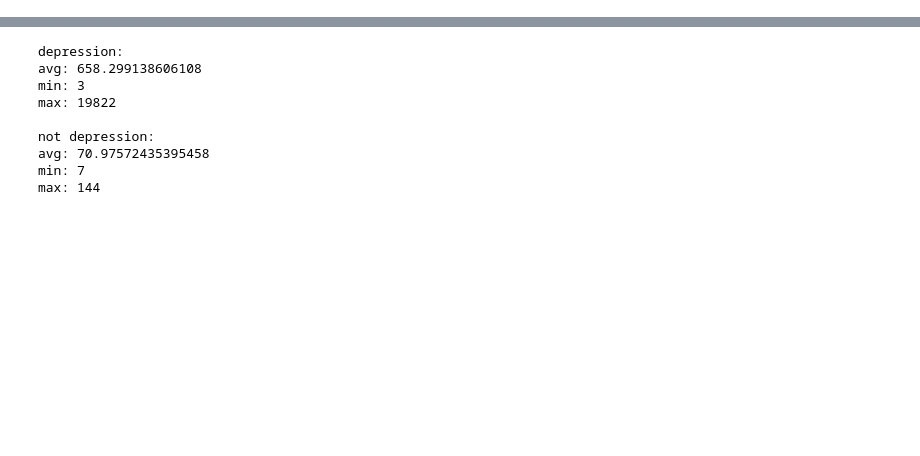
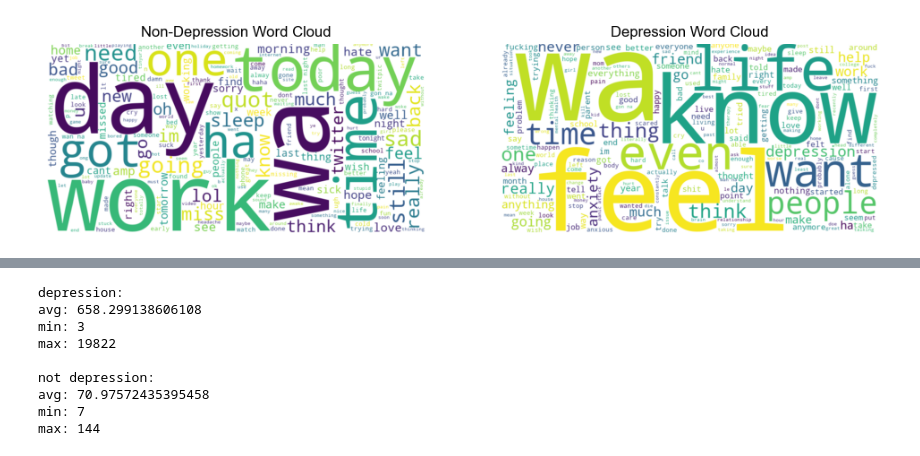
Before and after one commit to smoothjass/this-is-depression, a Jupyter notebook: this-is-depression.ipynb, the cells around one changed output, grey strips where cells are left out. Drawn from its saved outputs; the diff is of its cells as text; code cells hidden in the pictures; blank space fills up the shorter version.

```diff
--- a/this-is-depression.ipynb
+++ b/this-is-depression.ipynb
@@ -15,3 +112,31 @@ data = pd.read_csv("depression_dataset_reddit_cleaned.csv", names=["text", "is_d
+# %%
+ndText = ' '.join(data['valueText'].loc[data['is_depression']==0])
+dText = ' '.join(data['valueText'].loc[data['is_depression']==1])
+
+# Create WordCloud objects for each category
+ndWordcloud = WordCloud(width=800, height=400, background_color='white').generate(ndText)
+dWordcloud = WordCloud(width=800, height=400, background_color='white').generate(dText)
+
+
+plt.rcParams['font.sans-serif'] = 'Arial'
+
+
+# Display the non-depression word cloud
+plt.figure(figsize=(12, 6))
+plt.subplot(1, 2, 1)
+plt.imshow(ndWordcloud, interpolation='bilinear')
+plt.title('Non-Depression Word Cloud')
+plt.axis('off')
+
+# Display the depression word cloud
+plt.subplot(1, 2, 2)
+plt.imshow(dWordcloud, interpolation='bilinear')
+plt.title('Depression Word Cloud')
+plt.axis('off')
+
+plt.show()
+# %% [output]
+[figure, added]
 # %%
 # look at some samples
 print("depression:\n" +
```
Also changed, not shown: parts of 13 cells of this notebook.
